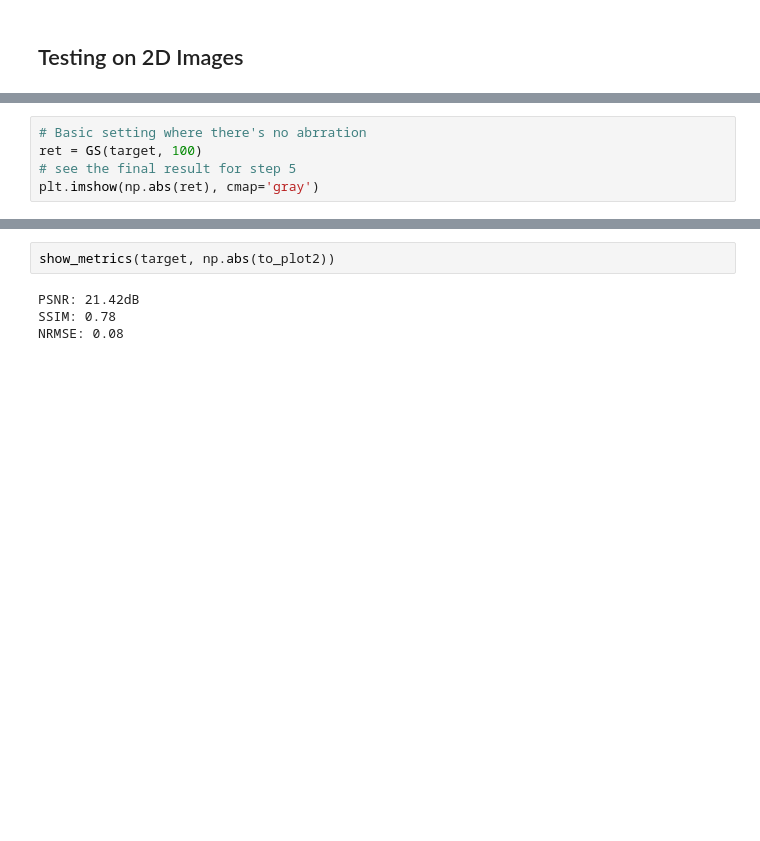
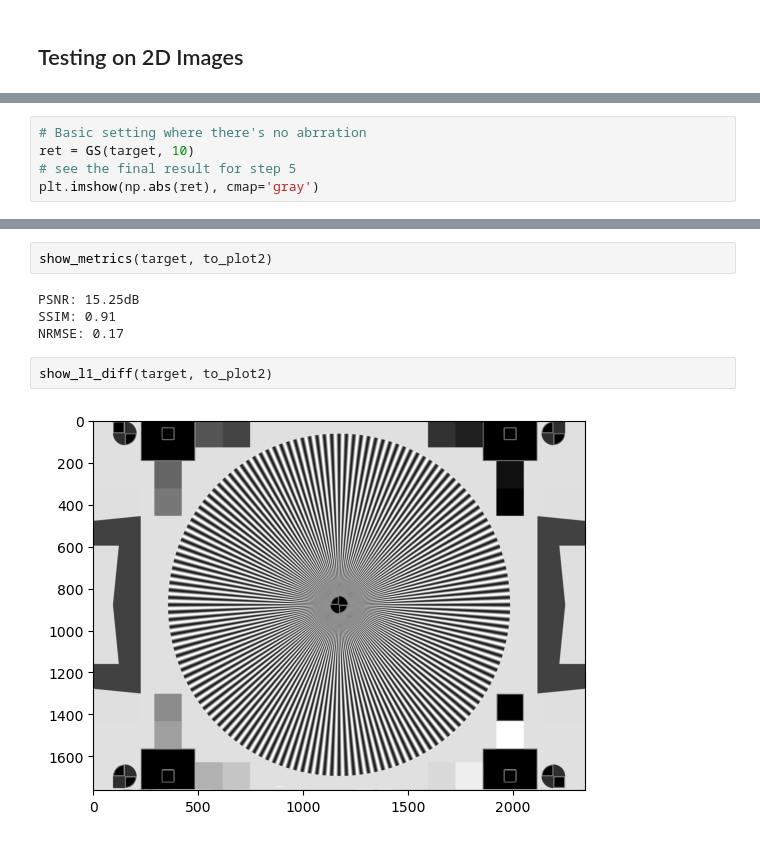
Before and after one commit to zhuyuezx/CSC494_holoprojector, a Jupyter notebook: Code/GS_algorithm.ipynb, the cells around one changed output, grey strips where cells are left out. Saved outputs shown, nothing was run; the diff lists cells and outputs as text; blank space fills up the shorter version.

```diff
--- a/Code/GS_algorithm.ipynb
+++ b/Code/GS_algorithm.ipynb
@@ -99,6 +114,6 @@ plt.imshow(target, cmap='gray')
 # %%
 # Basic setting where there's no abrration
-ret = GS(target, 100)
+ret = GS(target, 10)
 # see the final result for step 5
 plt.imshow(np.abs(ret), cmap='gray')
 # %% [output]
@@ -131,6 +142,10 @@ plt.imshow(np.abs(to_plot2), cmap='gray')
 # %%
-show_metrics(target, np.abs(to_plot2))
+show_metrics(target, to_plot2)
 # %% [output]
-PSNR: 21.42dB
-SSIM: 0.78
-NRMSE: 0.08
+PSNR: 15.25dB
+SSIM: 0.91
+NRMSE: 0.17
+# %%
+show_l1_diff(target, to_plot2)
+# %% [output]
+[figure, added]
```
Also changed, not shown: parts of 9 cells of this notebook, 2 other files.
